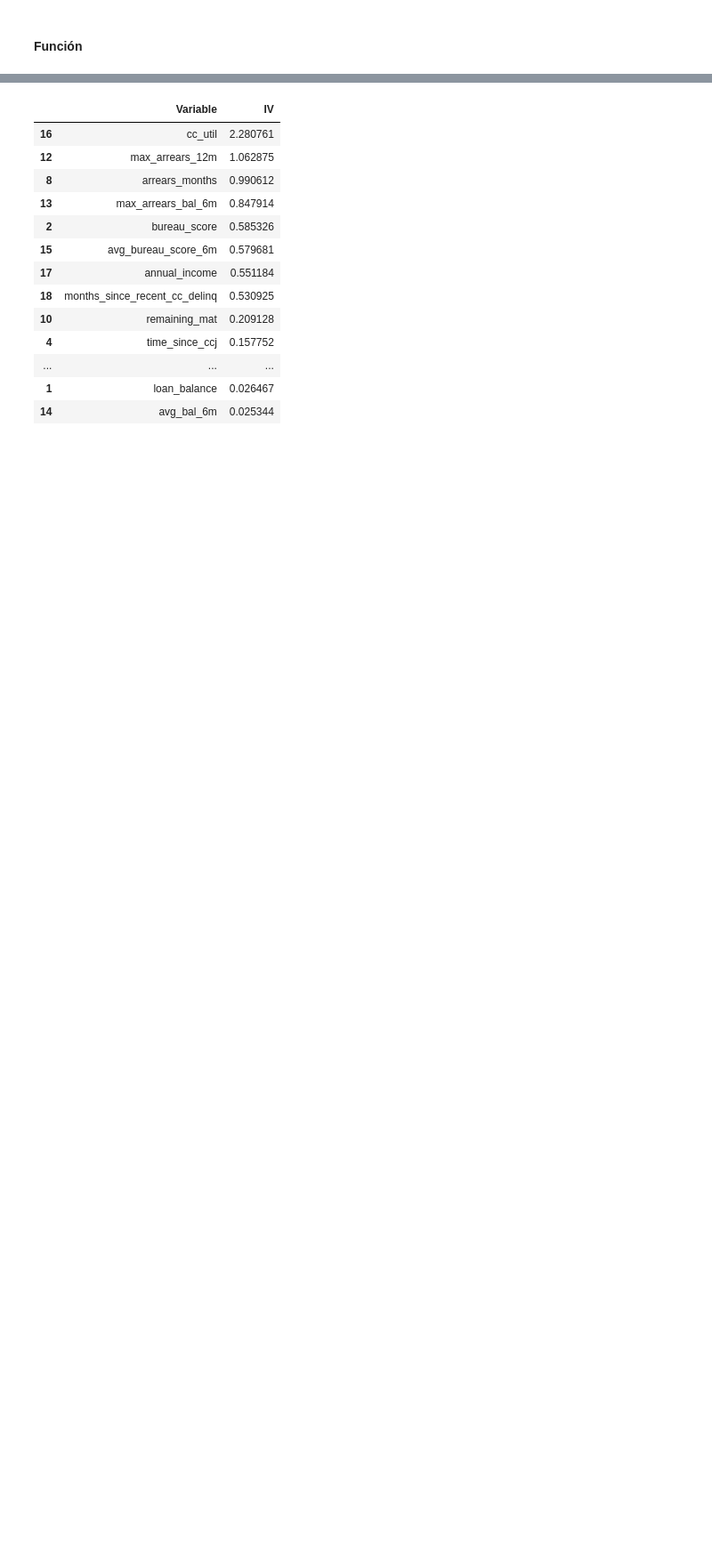
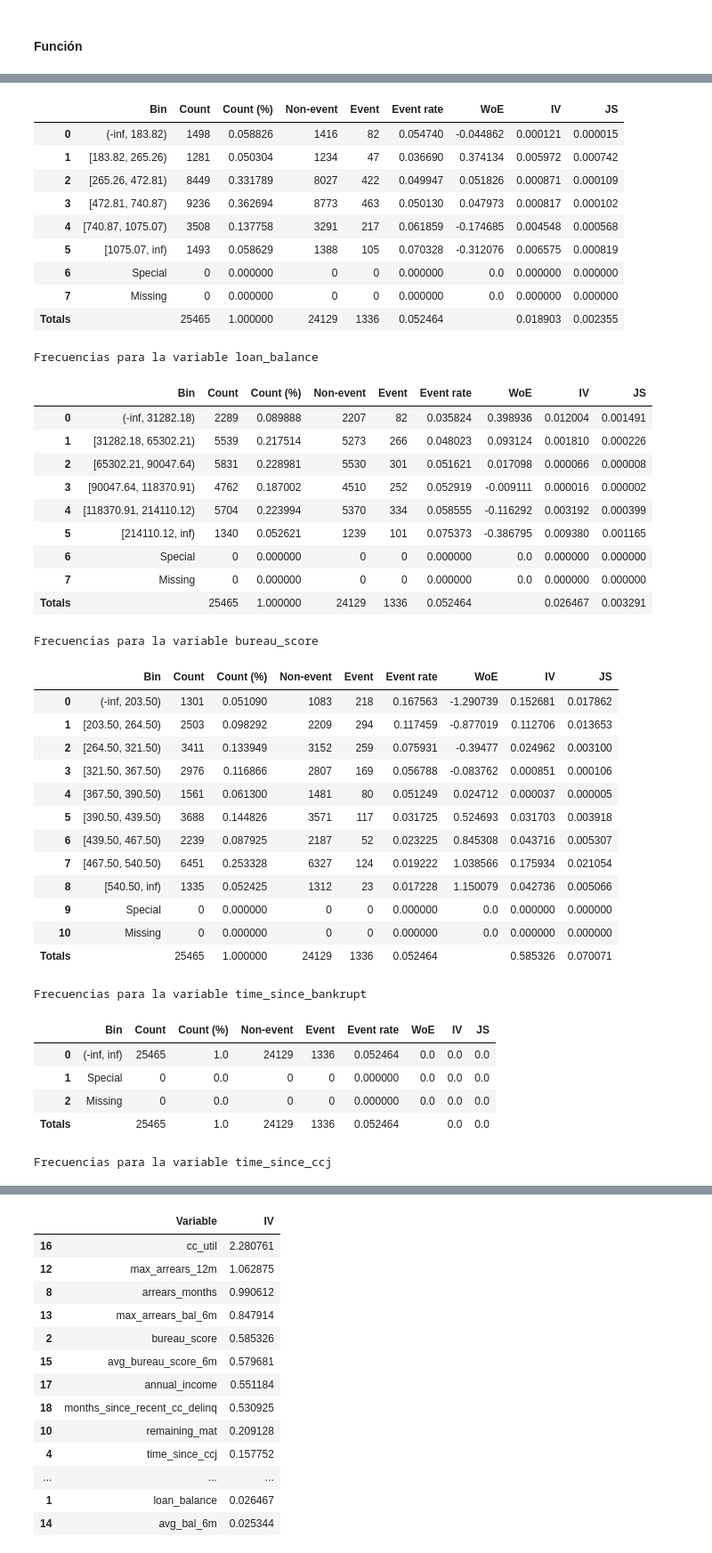
Before and after one commit to danpa26/CredRisk, a Jupyter notebook: one_yr_pd/one_year_pd.ipynb, the cells around one changed output, grey strips where cells are left out. Shown at 89% size. Saved outputs shown, nothing was run; the diff lists cells and outputs as text; code cells hidden in the pictures; blank space fills up the shorter version.

```diff
--- a/one_yr_pd/one_year_pd.ipynb
+++ b/one_yr_pd/one_year_pd.ipynb
@@ -533,3 +535,17 @@ for val in var_con:
     optb.fit(x, y)
     binning_table = optb.binning_table
     iv_list_con.append(binning_table.build().loc['Totals', 'IV'])
+# %%
+iv_vcon_table = []
+
+for val in var_con:
+
+    x = df2[val].values
+    y = df2['default_event'].values
+    optb = OptimalBinning(name = val, dtype = 'numerical', solver = 'cp')
+    optb.fit(x, y)
+    iv_vcon_table = optb.binning_table.build()
+    print(f"Frecuencias para la variable {val} \n")
+    display(iv_vcon_table)
+    print("\n")
+# %% [output]
@@ -535,0 +553,42 @@ for val in var_con:
+|  | Bin | Count | Count (%) | Non-event | Event | Event rate | WoE | IV | JS |
+| 0 | (-inf, 183.82) | 1498 | 0.058826 | 1416 | 82 | 0.054740 | -0.044862 | 0.000121 | 0.000015 |
+| 1 | [183.82, 265.26) | 1281 | 0.050304 | 1234 | 47 | 0.036690 | 0.374134 | 0.005972 | 0.000742 |
+| 2 | [265.26, 472.81) | 8449 | 0.331789 | 8027 | 422 | 0.049947 | 0.051826 | 0.000871 | 0.000109 |
+| 3 | [472.81, 740.87) | 9236 | 0.362694 | 8773 | 463 | 0.050130 | 0.047973 | 0.000817 | 0.000102 |
+| 4 | [740.87, 1075.07) | 3508 | 0.137758 | 3291 | 217 | 0.061859 | -0.174685 | 0.004548 | 0.000568 |
+| 5 | [1075.07, inf) | 1493 | 0.058629 | 1388 | 105 | 0.070328 | -0.312076 | 0.006575 | 0.000819 |
+| 6 | Special | 0 | 0.000000 | 0 | 0 | 0.000000 | 0.0 | 0.000000 | 0.000000 |
+| 7 | Missing | 0 | 0.000000 | 0 | 0 | 0.000000 | 0.0 | 0.000000 | 0.000000 |
+| Totals |  | 25465 | 1.000000 | 24129 | 1336 | 0.052464 |  | 0.018903 | 0.002355 |
+Frecuencias para la variable loan_balance
+|  | Bin | Count | Count (%) | Non-event | Event | Event rate | WoE | IV | JS |
+| 0 | (-inf, 31282.18) | 2289 | 0.089888 | 2207 | 82 | 0.035824 | 0.398936 | 0.012004 | 0.001491 |
+| 1 | [31282.18, 65302.21) | 5539 | 0.217514 | 5273 | 266 | 0.048023 | 0.093124 | 0.001810 | 0.000226 |
+| 2 | [65302.21, 90047.64) | 5831 | 0.228981 | 5530 | 301 | 0.051621 | 0.017098 | 0.000066 | 0.000008 |
+| 3 | [90047.64, 118370.91) | 4762 | 0.187002 | 4510 | 252 | 0.052919 | -0.009111 | 0.000016 | 0.000002 |
+| 4 | [118370.91, 214110.12) | 5704 | 0.223994 | 5370 | 334 | 0.058555 | -0.116292 | 0.003192 | 0.000399 |
+| 5 | [214110.12, inf) | 1340 | 0.052621 | 1239 | 101 | 0.075373 | -0.386795 | 0.009380 | 0.001165 |
+| 6 | Special | 0 | 0.000000 | 0 | 0 | 0.000000 | 0.0 | 0.000000 | 0.000000 |
+| 7 | Missing | 0 | 0.000000 | 0 | 0 | 0.000000 | 0.0 | 0.000000 | 0.000000 |
+| Totals |  | 25465 | 1.000000 | 24129 | 1336 | 0.052464 |  | 0.026467 | 0.003291 |
+Frecuencias para la variable bureau_score
+|  | Bin | Count | Count (%) | Non-event | Event | Event rate | WoE | IV | JS |
+| 0 | (-inf, 203.50) | 1301 | 0.051090 | 1083 | 218 | 0.167563 | -1.290739 | 0.152681 | 0.017862 |
+| 1 | [203.50, 264.50) | 2503 | 0.098292 | 2209 | 294 | 0.117459 | -0.877019 | 0.112706 | 0.013653 |
+| 2 | [264.50, 321.50) | 3411 | 0.133949 | 3152 | 259 | 0.075931 | -0.39477 | 0.024962 | 0.003100 |
+| 3 | [321.50, 367.50) | 2976 | 0.116866 | 2807 | 169 | 0.056788 | -0.083762 | 0.000851 | 0.000106 |
+| 4 | [367.50, 390.50) | 1561 | 0.061300 | 1481 | 80 | 0.051249 | 0.024712 | 0.000037 | 0.000005 |
+| 5 | [390.50, 439.50) | 3688 | 0.144826 | 3571 | 117 | 0.031725 | 0.524693 | 0.031703 | 0.003918 |
+| 6 | [439.50, 467.50) | 2239 | 0.087925 | 2187 | 52 | 0.023225 | 0.845308 | 0.043716 | 0.005307 |
+| 7 | [467.50, 540.50) | 6451 | 0.253328 | 6327 | 124 | 0.019222 | 1.038566 | 0.175934 | 0.021054 |
+| 8 | [540.50, inf) | 1335 | 0.052425 | 1312 | 23 | 0.017228 | 1.150079 | 0.042736 | 0.005066 |
+| 9 | Special | 0 | 0.000000 | 0 | 0 | 0.000000 | 0.0 | 0.000000 | 0.000000 |
+| 10 | Missing | 0 | 0.000000 | 0 | 0 | 0.000000 | 0.0 | 0.000000 | 0.000000 |
+| Totals |  | 25465 | 1.000000 | 24129 | 1336 | 0.052464 |  | 0.585326 | 0.070071 |
+Frecuencias para la variable time_since_bankrupt
+|  | Bin | Count | Count (%) | Non-event | Event | Event rate | WoE | IV | JS |
+| 0 | (-inf, inf) | 25465 | 1.0 | 24129 | 1336 | 0.052464 | 0.0 | 0.0 | 0.0 |
+| 1 | Special | 0 | 0.0 | 0 | 0 | 0.000000 | 0.0 | 0.0 | 0.0 |
+| 2 | Missing | 0 | 0.0 | 0 | 0 | 0.000000 | 0.0 | 0.0 | 0.0 |
+| Totals |  | 25465 | 1.0 | 24129 | 1336 | 0.052464 |  | 0.0 | 0.0 |
+Frecuencias para la variable time_since_ccj
```
Also changed, not shown: parts of 12 cells of this notebook.
